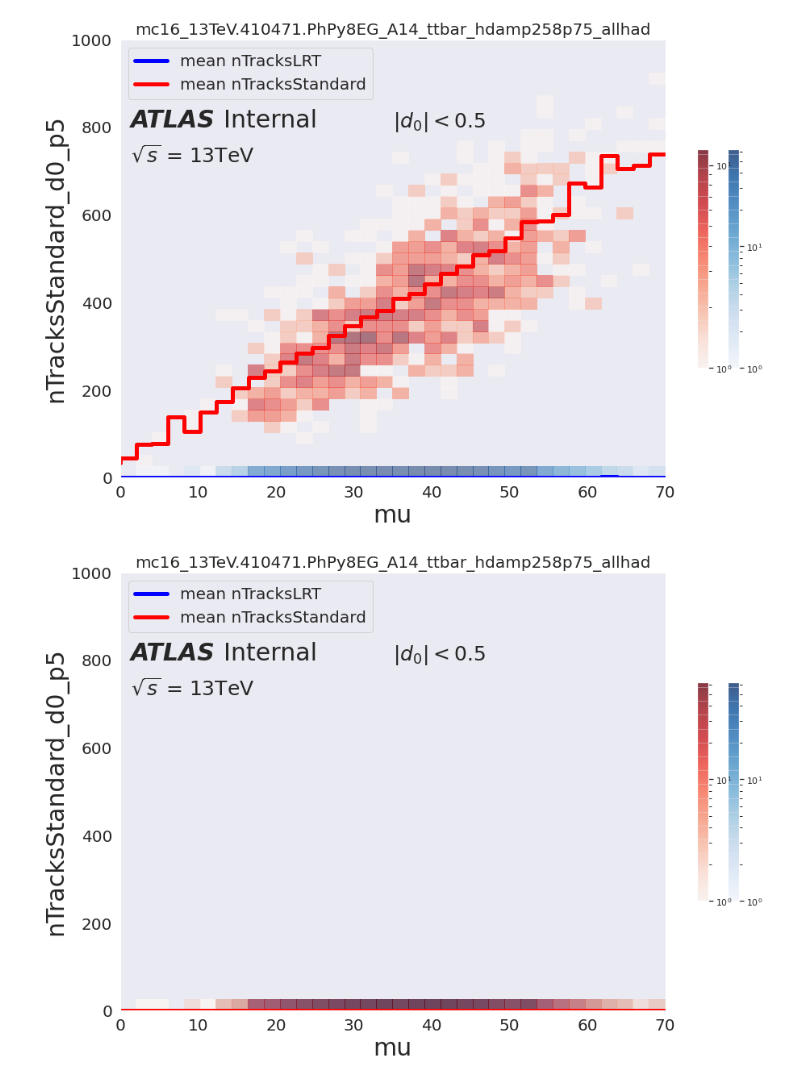
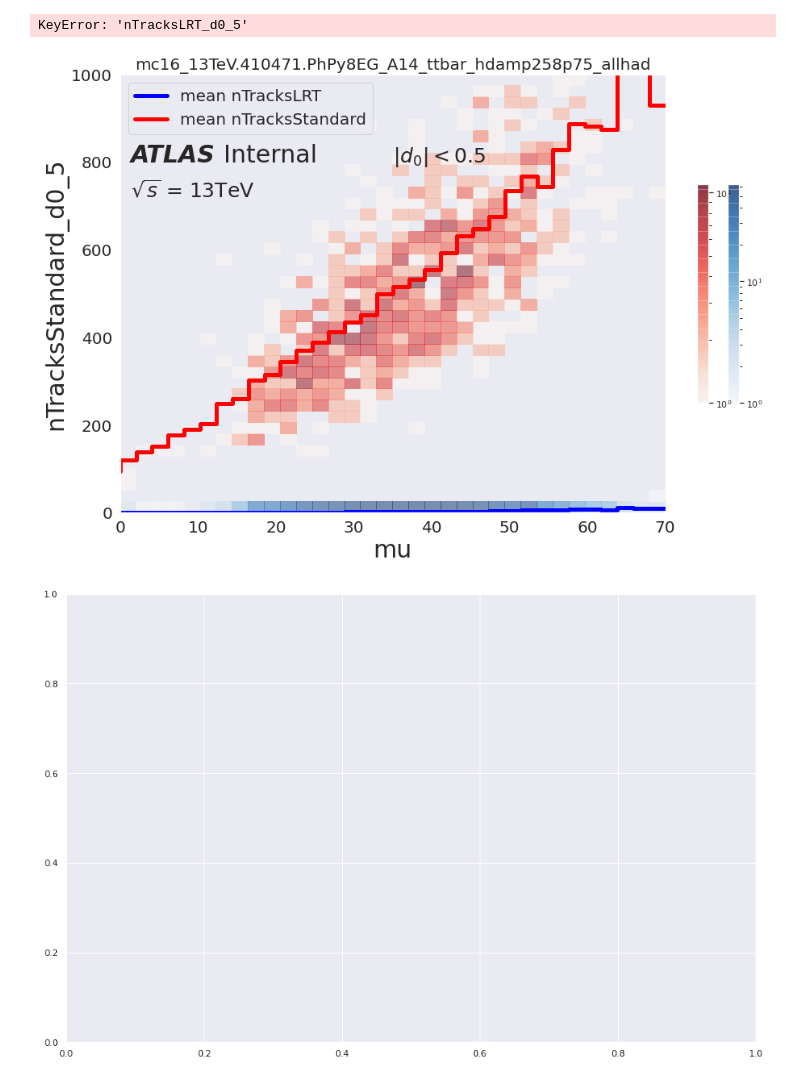
Before and after one commit to robinnewhouse/LRTNotebooks, a Jupyter notebook: pileup_tests.ipynb, the cells around one changed output. Drawn from its saved outputs; the diff is of its cells as text; code cells hidden in the pictures.

```diff
--- a/pileup_tests.ipynb
+++ b/pileup_tests.ipynb
@@ -5,8 +5,8 @@ import matplotlib.pyplot as plt
 from matplotlib import colors
 import seaborn as sns; sns.set(color_codes=True)
 # %%
-LRTAnalysis = uproot.open("/data/newhouse/LRT/batch/testing/testing_21p0_v7_doR3LargeD0/VH4b/LRTAnalysis_output.root")
-LRTAnalysis_nn = uproot.open("/data/newhouse/LRT/batch/testing/testing_21p0_v7_doR3LargeD0_nnp2/VH4b/LRTAnalysis_output.root")
+LRTAnalysis = uproot.open("/data/newhouse/LRT/batch/testing/testing_21p0_v7_doR3LargeD0/TTBAR/LRTAnalysis_output.root")
+LRTAnalysis_nn = uproot.open("/data/newhouse/LRT/batch/testing/testing_21p0_v7_doR3LargeD0_nnp2/TTBAR/LRTAnalysis_output.root")
 # %%
 event_branches = ['nTracks',
                   'nTruth',
@@ -34,19 +34,19 @@ for tree in [event_tree, event_tree_nn]:
     tree['nTracksStandard_d0_p5'] = 0
     for i in range(len(tree)):
         tree.loc[i, 'nTracksLRT_d0_p2'] = (
-            (abs(tree.iloc[i].d0) <= 0.2)
+            (abs(tree.iloc[i].d0) <= 2)
             & (tree.iloc[i].isLRTrack == True)
             ).sum()
-        event_tree.loc[i, 'nTracksStandard_d0_p2'] = (
-            (abs(tree.iloc[i].d0) <= 0.2)
+        event_tree.loc[i, 'nTracksStandard_d0_2'] = (
+            (abs(tree.iloc[i].d0) <= 2)
             & (tree.iloc[i].isLRTrack == False)
             ).sum()
-        event_tree.loc[i, 'nTracksLRT_d0_p5'] = (
-            (abs(tree.iloc[i].d0) <= 0.5)
+        event_tree.loc[i, 'nTracksLRT_d0_5'] = (
+            (abs(tree.iloc[i].d0) <= 5)
             & (tree.iloc[i].isLRTrack == True)
             ).sum()
-        event_tree.loc[i, 'nTracksStandard_d0_p5'] = (
-            (abs(tree.iloc[i].d0) <= 0.5)
+        event_tree.loc[i, 'nTracksStandard_d0_5'] = (
+            (abs(tree.iloc[i].d0) <= 5)
             & (tree.iloc[i].isLRTrack == False)
             ).sum()
 # %%
@@ -123,37 +123,38 @@ def plot2d(df, var_a, var_b, ax=None, nentries=1000, bins=[10,10], linecolor='da
                                         cmap=histcolor,
                                         )
     mu_bins = np.linspace(0,70,35)
     mean_tracks = []
     for i in mu_bins:
         mean_tracks.append(df.query(f'{var_a} > {i} & mu < {i+1}')[var_b].mean())
     ax.step(mu_bins, mean_tracks, linewidth=5, color=linecolor)
     ax.set_xlabel(var_a, fontsize=30)
     ax.set_ylabel(var_b, fontsize=30)
     ax.legend([f'mean {var_b}'], fontsize=20, loc='upper left')
     ax.tick_params(axis='both', which='major', labelsize=20)
     ax.set_title('mc16_13TeV.410471.PhPy8EG_A14_ttbar_hdamp258p75_allhad', fontsize=20)
     return ax, image
 
 def do_plot_ntrk(df):
     bins = [np.linspace(0,70,35), np.linspace(0,1000,40)]
-    ax, image = plot2d(df, 'mu', 'nTracksLRT_d0_p5', bins=bins, linecolor='blue', histcolor='Blues')
+    ax, image = plot2d(df, 'mu', 'nTracksLRT_d0_5', bins=bins, linecolor='blue', histcolor='Blues')
     plt.colorbar(image, pad=-.05, shrink=0.5, fraction=.1, )
-    ax, image = plot2d(df, 'mu', 'nTracksStandard_d0_p5', bins=bins, ax=ax, linecolor='red', histcolor='Reds')
+    ax, image = plot2d(df, 'mu', 'nTracksStandard_d0_5', bins=bins, ax=ax, linecolor='red', histcolor='Reds')
     plt.colorbar(image, pad= .05, shrink=0.5, fraction=.1, )
     ax.legend(['mean nTracksLRT', 'mean nTracksStandard' ], fontsize=20, loc='upper left')
 
     ax.text(.02, .8, "ATLAS", style='italic', fontweight='bold', fontsize=30, transform=ax.transAxes)
     ax.text(.19, .8, "Internal", fontsize=30, transform=ax.transAxes)
     ax.text(.02, .72, "$\sqrt{s}$ = 13TeV", fontsize=25, transform=ax.transAxes)
 
     ax.text(.5, .8, "$|d_0| < 0.5$", fontsize=25, transform=ax.transAxes)
 
 
 do_plot_ntrk(event_tree)
 do_plot_ntrk(event_tree_nn)
 # %% [output]
+KeyError: 'nTracksLRT_d0_5'
-[figure, old version]
+[figure, new version]
-[figure, old version]
+[figure, new version]
 # %%
 ### ignore this, just a script for rerunning jobs
 
```
Also changed, not shown: parts of 1 cell of this notebook, 2 other files.
